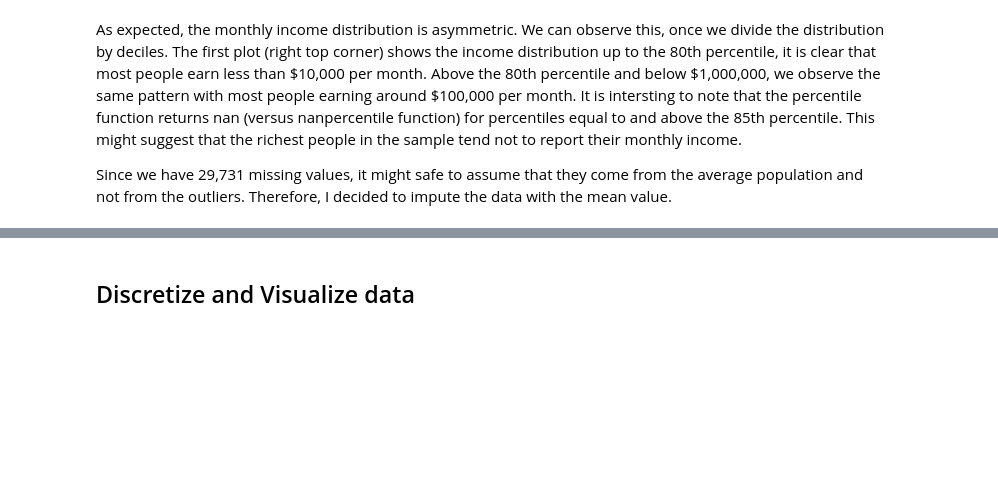
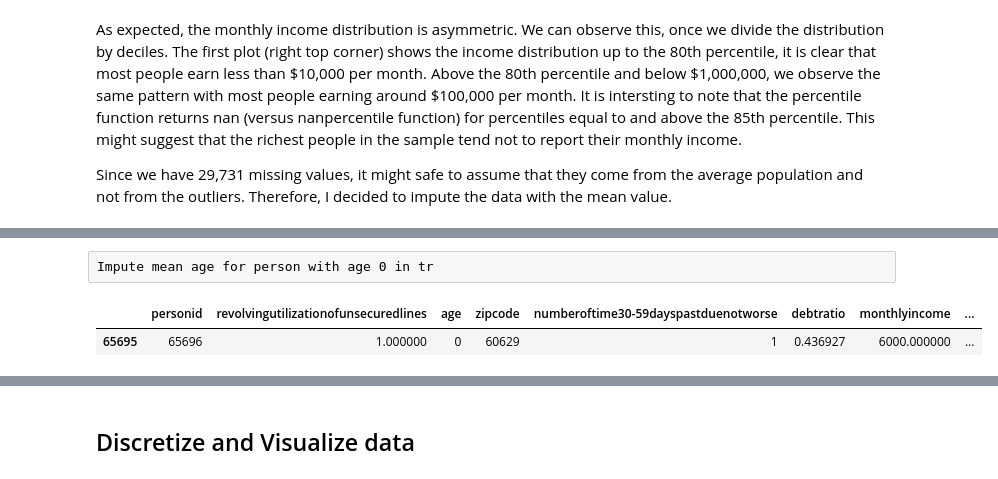
Before and after one commit to ju-arroyom/ML-Pub-Policy, a Jupyter notebook: hw2/ML-PS2.ipynb, the cells around one changed output, grey strips where cells are left out. Cells and saved outputs as stored; diff of their text form; code cells hidden in the pictures; blank space fills up the shorter version.

```diff
--- a/hw2/ML-PS2.ipynb
+++ b/hw2/ML-PS2.ipynb
@@ -179,0 +253,7 @@ Since we have 29,731 missing values, it might safe to assume that they come from
+# %% [raw]
+Impute mean age for person with age 0 in tr
+# %%
+Xtrain[Xtrain['age'] == 0]
+# %% [output]
+|  | personid | revolvingutilizationofunsecuredlines | age | zipcode | numberoftime30-59dayspastduenotworse | debtratio | monthlyincome | ... |
+| 65695 | 65696 | 1.000000 | 0 | 60629 | 1 | 0.436927 | 6000.000000 | ... |
```
Also changed, not shown: parts of 71 cells of this notebook, 2 other files.
